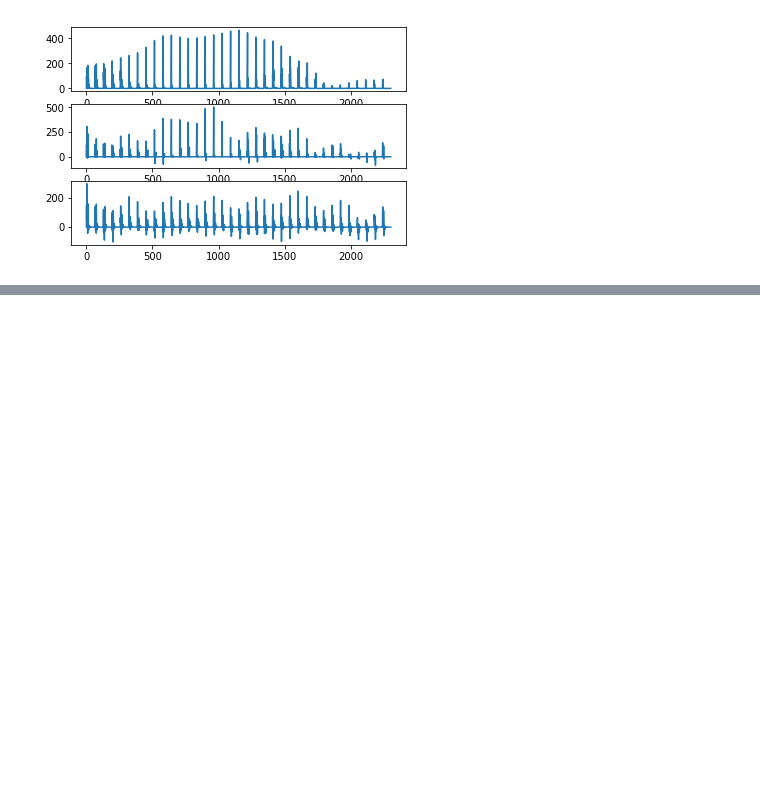
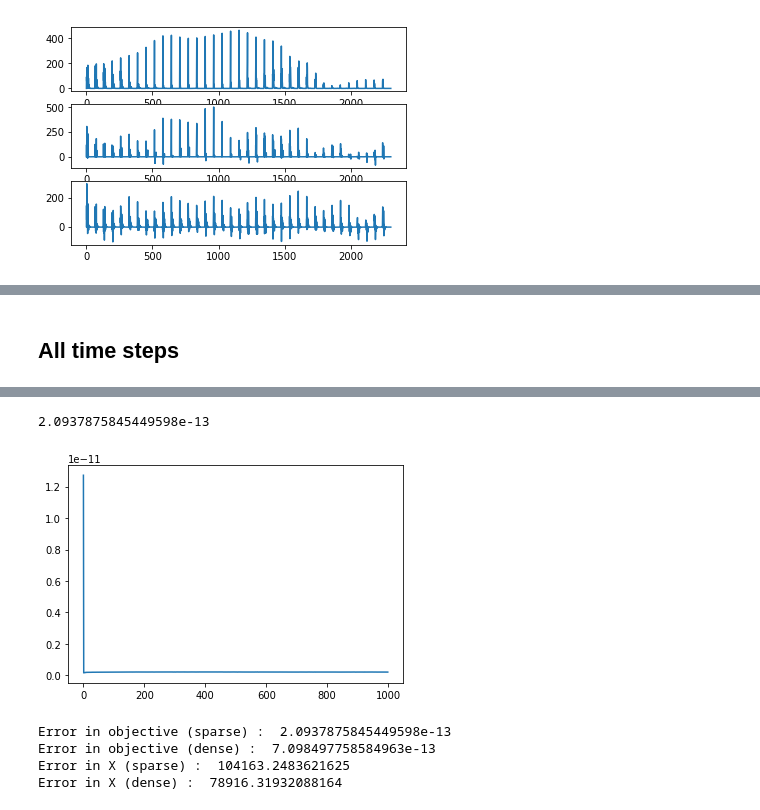
Before and after one commit to adityasinha379/Sparse-Recovery-of-Heard-Speech-Spectrogram, a Jupyter notebook: Project_as5624_vsr2119.ipynb, the cells around one changed output, grey strips where cells are left out. Cells and saved outputs as stored; diff of their text form; code cells hidden in the pictures; blank space fills up the shorter version.

```diff
--- a/Project_as5624_vsr2119.ipynb
+++ b/Project_as5624_vsr2119.ipynb
@@ -108,0 +113,17 @@ Error in x (dense) :  1582.2624265796742
+# %% [markdown]
+## All time steps
+# %%
+from tqdm import tqdm_notebook as tqdm
+# Using projected subgradient method
+lr = 4e-1
+X_rec = np.zeros_like(X)
+iters = 1000
+err = np.zeros(iters)
+t = 300#np.shape(Y_new)
+
+for i in tqdm(range(600,600+t)):
+    X_rec[:,i],temp = proj_subgrad(A,Y_new[:,i],lr,iters=iters)
+    err += np.array(temp)/t
+
+show_result(A,Y_new,X,X_rec,err)
+# %% [output]
@@ -108,0 +131,6 @@ Error in x (dense) :  1582.2624265796742
+2.0937875845449598e-13
+[figure, added]
+Error in objective (sparse) :  2.0937875845449598e-13
+Error in objective (dense) :  7.098497758584963e-13
+Error in X (sparse) :  104163.2483621625
+Error in X (dense) :  78916.31932088164
```
Also changed, not shown: parts of 8 cells of this notebook, 2 other files.
